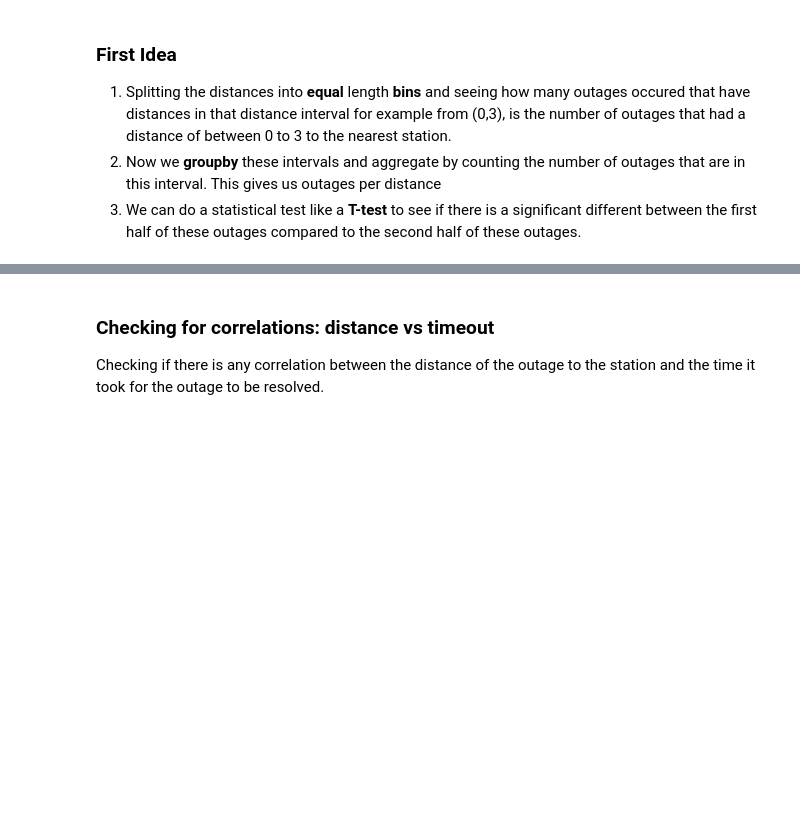
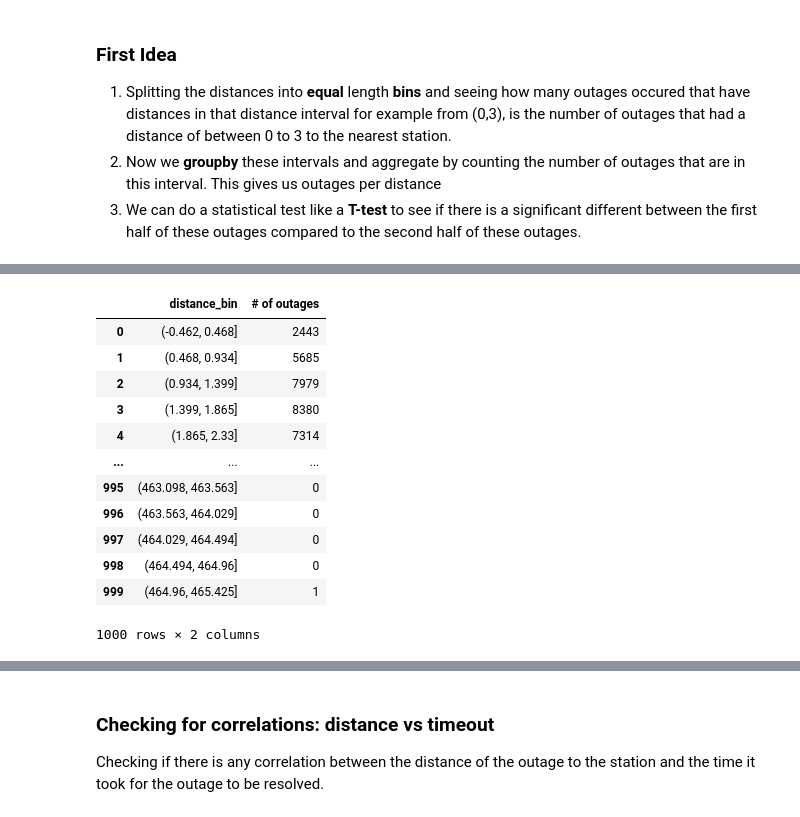
Before and after one commit to SFU-CMPT353-W25-DBS/Project, a Jupyter notebook: code/4.analysis/StatisticalTests.ipynb, the cells around one changed output, grey strips where cells are left out. Saved outputs shown, nothing was run; the diff lists cells and outputs as text; code cells hidden in the pictures; blank space fills up the shorter version.

```diff
--- a/code/4.analysis/StatisticalTests.ipynb
+++ b/code/4.analysis/StatisticalTests.ipynb
@@ -29,8 +44,20 @@ print(bins)
 # %%
-n = 10 #number of bins
+n = 1000 #number of bins
 distance_bins = pd.cut(outages['outageToSubstationDistance'], bins=n)
 outages['distance_bin'] = distance_bins
-outages_per_dist = outages.groupby(['distance_bin']).size()
-outages_per_dist = pd.DataFrame(outages_per_dist)
-outages_per_dist = outages_per_dist.rename(columns={0:"#of outages"})
+outages_per_dist = outages.groupby(['distance_bin']).size().reset_index(name="# of outages")
 outages_per_dist
+# %% [output]
+|  | distance_bin | # of outages |
+| 0 | (-0.462, 0.468] | 2443 |
+| 1 | (0.468, 0.934] | 5685 |
+| 2 | (0.934, 1.399] | 7979 |
+| 3 | (1.399, 1.865] | 8380 |
+| 4 | (1.865, 2.33] | 7314 |
+| ... | ... | ... |
+| 995 | (463.098, 463.563] | 0 |
+| 996 | (463.563, 464.029] | 0 |
+| 997 | (464.029, 464.494] | 0 |
+| 998 | (464.494, 464.96] | 0 |
+| 999 | (464.96, 465.425] | 1 |
+1000 rows × 2 columns
```
Also changed, not shown: parts of 13 cells of this notebook, 3 other files.
